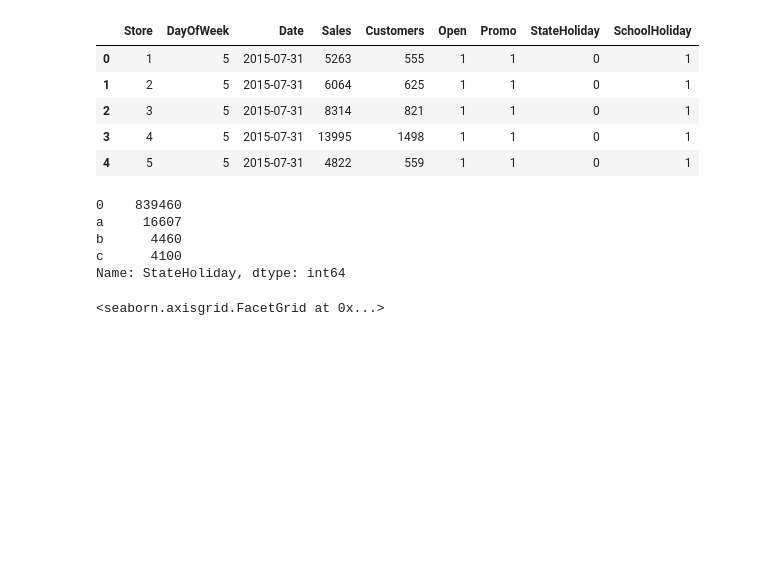
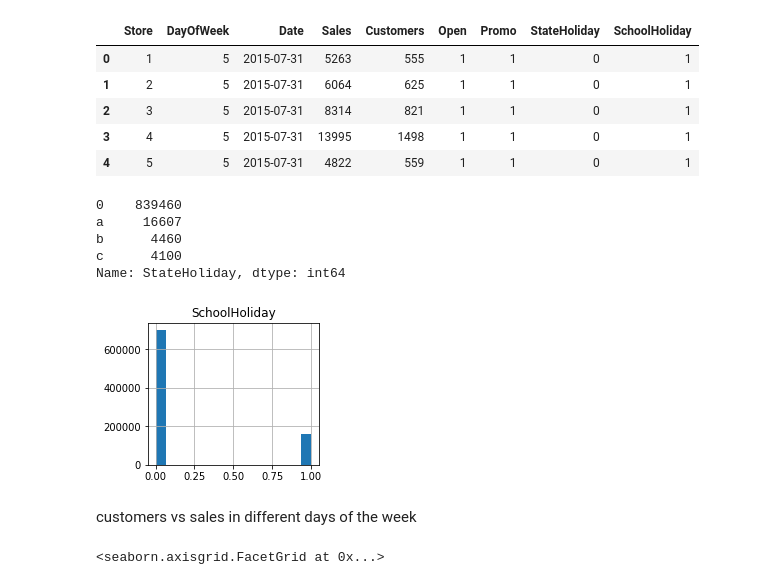
Before and after one commit to Naycat/DSR_mini_competition, a Jupyter notebook: cat bit.ipynb, the cells around one changed output. Saved outputs shown, nothing was run; the diff lists cells and outputs as text; code cells hidden in the pictures; blank space fills up the shorter version.

```diff
--- a/cat bit.ipynb
+++ b/cat bit.ipynb
@@ -110,6 +87,14 @@ a     16607
 b      4460
 c      4100
 Name: StateHoliday, dtype: int64
+# %%
+train_data[categorical].hist(bins=15, figsize=(15, 6), layout=(2, 4))
+
+plt.show()
+# %% [output]
+[figure, added]
+# %% [markdown]
+customers vs sales in different days of the week
 # %%
 cond_plot = sns.FacetGrid(data=train_data, col='DayOfWeek', hue='StateHoliday', col_wrap=4, legend_out=True)
 cond_plot.map(sns.scatterplot, 'Customers', 'Sales')
```
Also changed, not shown: parts of 2 cells of this notebook, 1 other file.
